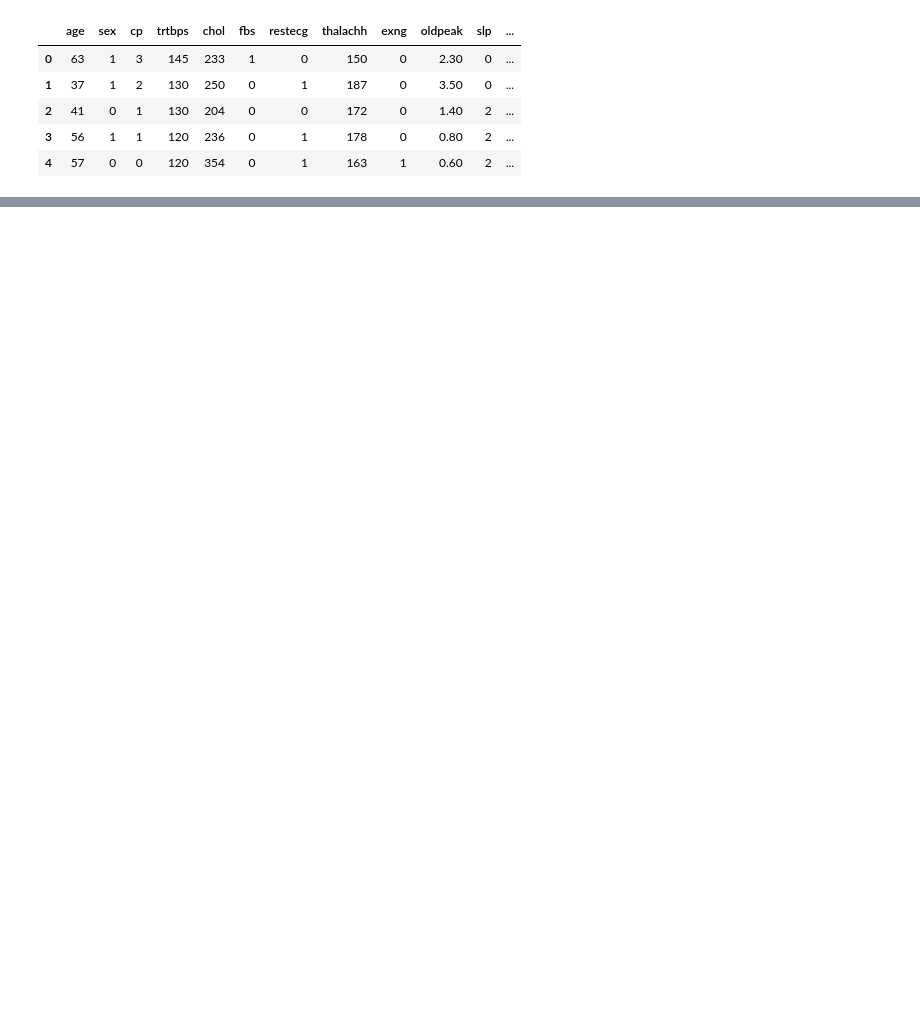
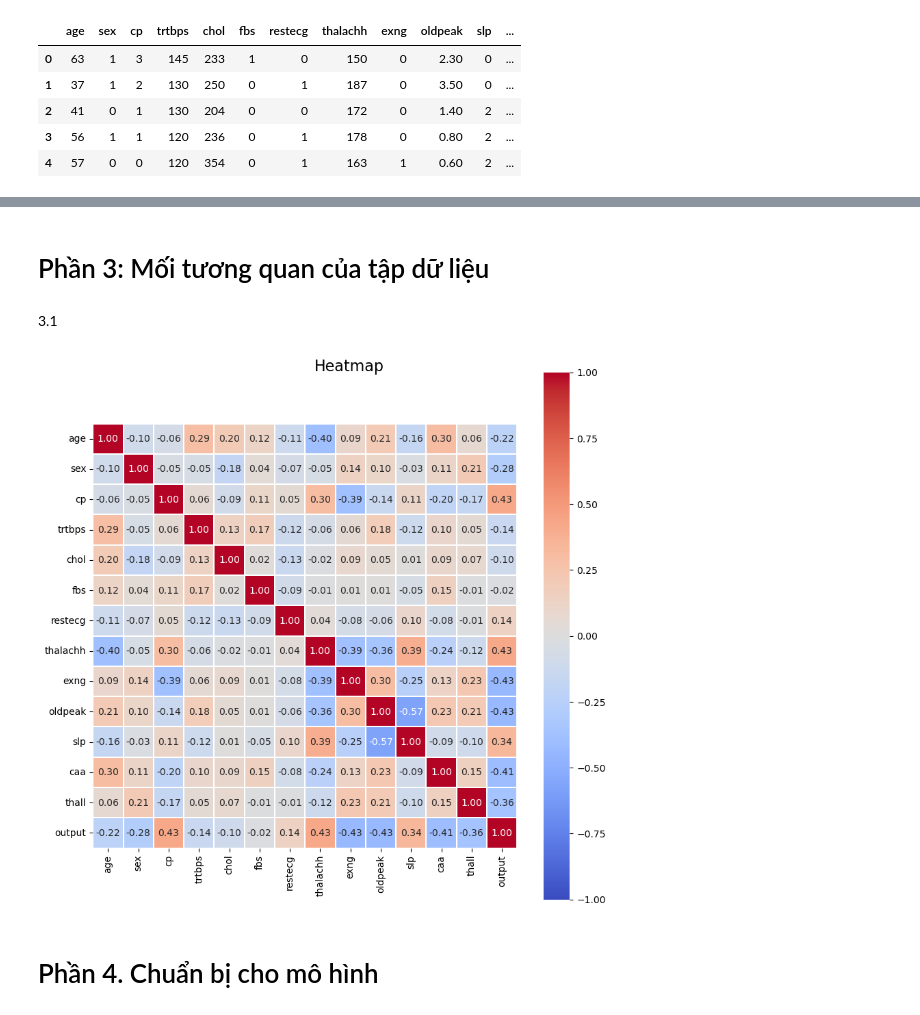
Before and after one commit to DNHLRH24/machine-learning-1, a Jupyter notebook: supervised_learning.ipynb, the cells around one changed output, grey strips where cells are left out. Drawn from its saved outputs; the diff is of its cells as text; code cells hidden in the pictures; blank space fills up the shorter version.

```diff
--- a/supervised_learning.ipynb
+++ b/supervised_learning.ipynb
@@ -254,0 +393,15 @@ df.head()
+# %% [markdown]
+# Phần 3: Mối tương quan của tập dữ liệu
+# %% [markdown]
+3.1
+# %%
+corr = df.corr()
+plt.figure(figsize=(10,10))
+ax = sns.heatmap(corr, vmin=-1, vmax=1, cmap="coolwarm", linewidths=.1, square=True, annot=True ,fmt=".2f")
+plt.yticks(rotation=0)
+plt.suptitle("Heatmap", y=0.9, fontsize=16)  # Thêm tiêu đề chung
+plt.show()
+# %% [output]
+[figure, added]
+# %% [markdown]
+# Phần 4. Chuẩn bị cho mô hình
```
Also changed, not shown: parts of 31 cells of this notebook, 1 other file.
